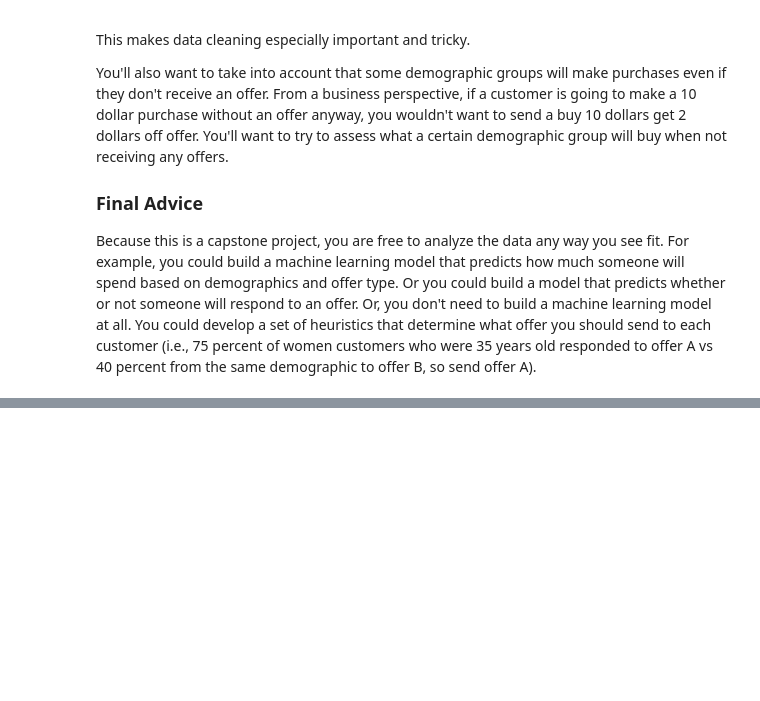
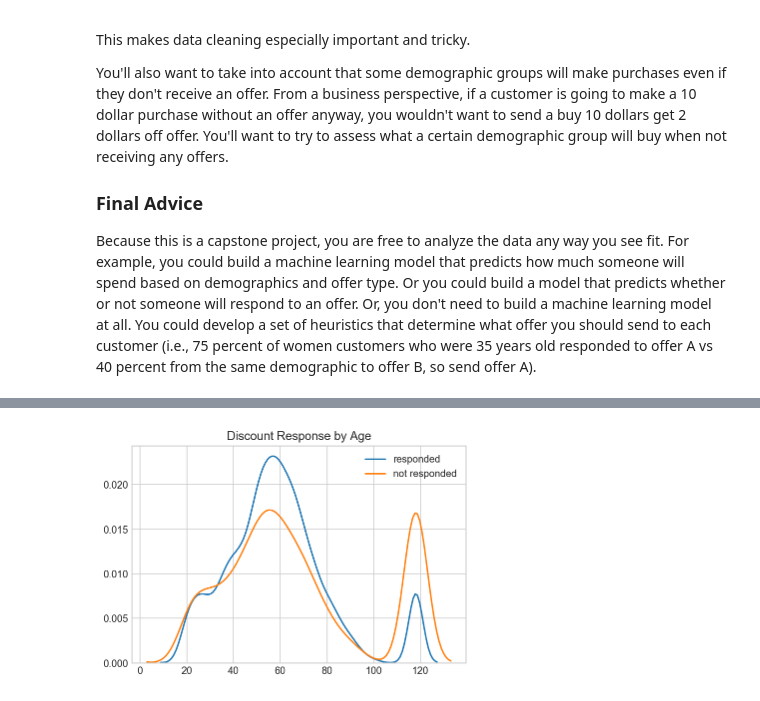
Before and after one commit to kevingao1136/Udacity_DataScience_Nanodegree, a Jupyter notebook: starbucks_capstone/Starbucks_Capstone_notebook.ipynb, the cells around one changed output, grey strips where cells are left out. Drawn from its saved outputs; the diff is of its cells as text; code cells hidden in the pictures; blank space fills up the shorter version.

```diff
--- a/starbucks_capstone/Starbucks_Capstone_notebook.ipynb
+++ b/starbucks_capstone/Starbucks_Capstone_notebook.ipynb
@@ -134,0 +94,12 @@ transcript.head()
+# %%
+# Clean the events data
+for dic in events.value:
+    if list(dic.keys()) == ['offer id']:
+        dic['offer_id'] = dic.pop('offer id')
+
+# Concat and transform the events data
+event_values = pd.DataFrame(events.value.to_list())
+events = pd.concat([events,event_values],axis=1)
+events.rename(columns={'reward':'reward_received'},inplace=True)
+events.drop('value',axis=1,inplace=True)
+events.head()
@@ -134,0 +113,6 @@ transcript.head()
+# %%
+events_offer_types = pd.merge(events, offers[['id','offer_type']], how='left', left_on='offer_id', right_on='id')
+events_offer_types = events_offer_types.query("event != 'transaction'")
+events_offer_types.drop(['offer_id','id','amount','reward_received','hours_from_test'],axis=1,inplace=True)
+print(events_offer_types.offer_type.unique())
+events_offer_types.head()
@@ -134,0 +127,11 @@ transcript.head()
+# %%
+def create_pivot_offer_type(offer):
+
+    df = events_offer_types[events_offer_types.offer_type == offer]
+    df = df.groupby(['customer_id','event']).event.count().to_frame()
+    df.columns = ['count']
+    df.reset_index(inplace=True)
+    df_pivot = pd.pivot(df, index='customer_id', columns='event', values='count')
+    df_pivot.columns = [i.replace(' ','_') for i in df_pivot.columns]
+
+    return df_pivot
@@ -134,0 +148,17 @@ transcript.head()
+# %%
+discount_pivot = create_pivot_offer_type('discount')
+bogo_pivot = create_pivot_offer_type('bogo')
+informational_pivot = create_pivot_offer_type('informational')
+
+# Function to return list of responded customer ids
+responded_ids = lambda df: df.dropna().index
+# %%
+discount_responded = customers[customers.id.isin(responded_ids(discount_pivot))]
+discount_not_responded = customers[~customers.id.isin(responded_ids(discount_pivot))]
+assert len(discount_responded) + len(discount_not_responded) == len(customers), "length do not match"
+
+sns.kdeplot(discount_responded.age, label='responded');
+sns.kdeplot(discount_not_responded.age, label='not responded');
+plt.title('Discount Response by Age');
+# %% [output]
+[figure, added]
```
Also changed, not shown: parts of 17 cells of this notebook.
